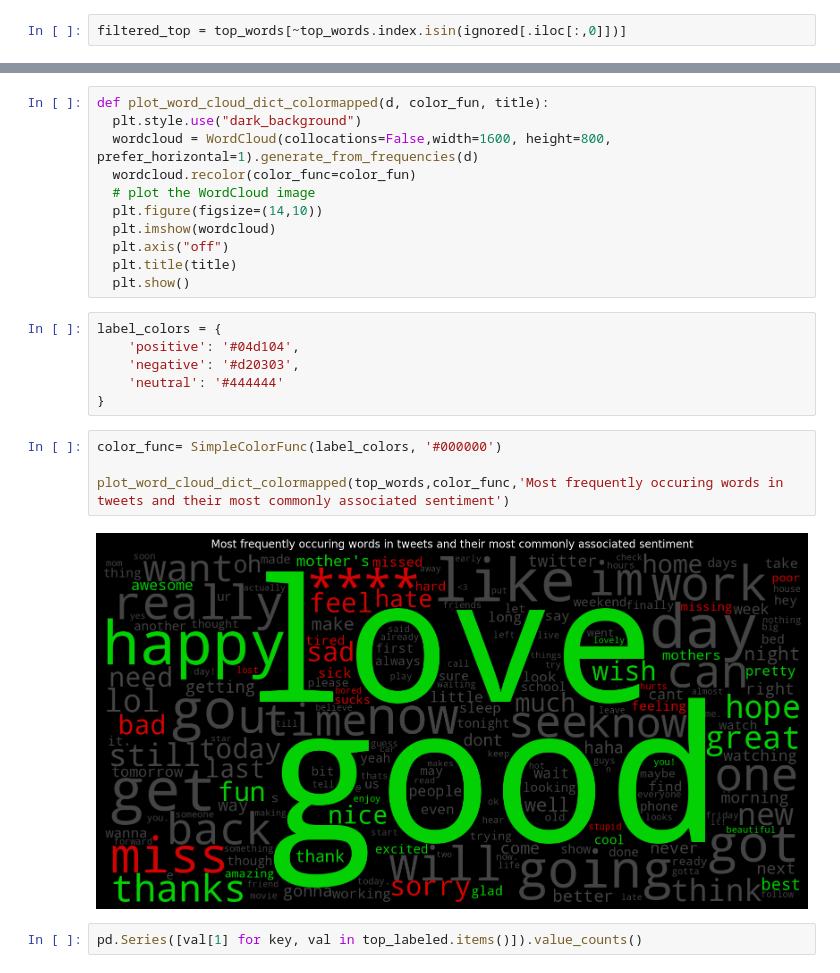
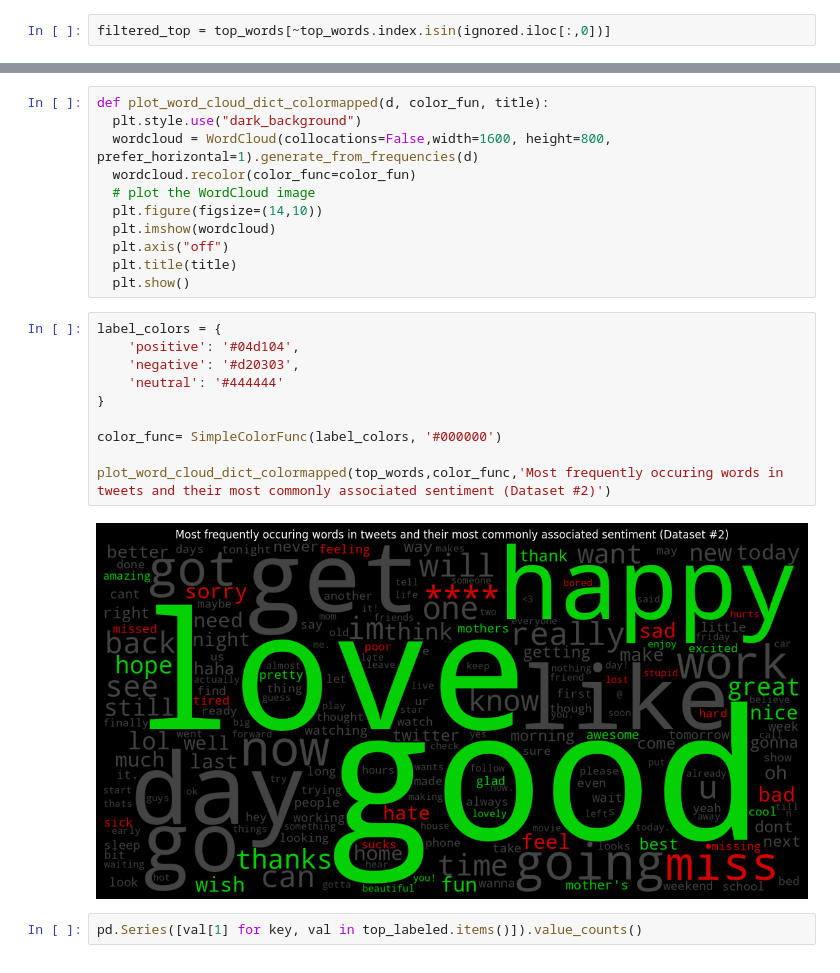
Before and after one commit to brayvid/sentiment-classifier, a Jupyter notebook: tweet_sentiment_classifier.ipynb, the cells around one changed output, grey strips where cells are left out. Saved outputs shown, nothing was run; the diff lists cells and outputs as text.

```diff
--- a/tweet_sentiment_classifier.ipynb
+++ b/tweet_sentiment_classifier.ipynb
@@ -568,7 +670,7 @@ Name: count, dtype: int64
 
 ignored = pd.read_csv('ignored.csv')
 # %%
-filtered_top = top_words[~top_words.index.isin(ignored[.iloc[:,0]])]
+filtered_top = top_words[~top_words.index.isin(ignored.iloc[:,0])]
 # %%
 filtered_top.head(20)
 # %% [output]
@@ -637,18 +739,18 @@ def plot_word_cloud_dict_colormapped(d, color_fun, title):
   plt.axis("off")
   plt.title(title)
   plt.show()
-# %%
-label_colors = {
-    'positive': '#04d104',
-    'negative': '#d20303',
-    'neutral': '#444444'
-}
 # %%
+label_colors = {
+    'positive': '#04d104',
+    'negative': '#d20303',
+    'neutral': '#444444'
+}
+
 color_func= SimpleColorFunc(label_colors, '#000000')
 
-plot_word_cloud_dict_colormapped(top_words,color_func,'Most frequently occuring words in tweets and their most commonly associated sentiment')
+plot_word_cloud_dict_colormapped(top_words,color_func,'Most frequently occuring words in tweets and their most commonly associated sentiment (Dataset #2)')
 # %% [output]
-[figure, old version]
+[figure, new version]
 # %%
 pd.Series([val[1] for key, val in top_labeled.items()]).value_counts()
 # %% [output]
```
Also changed, not shown: parts of 19 cells of this notebook.
